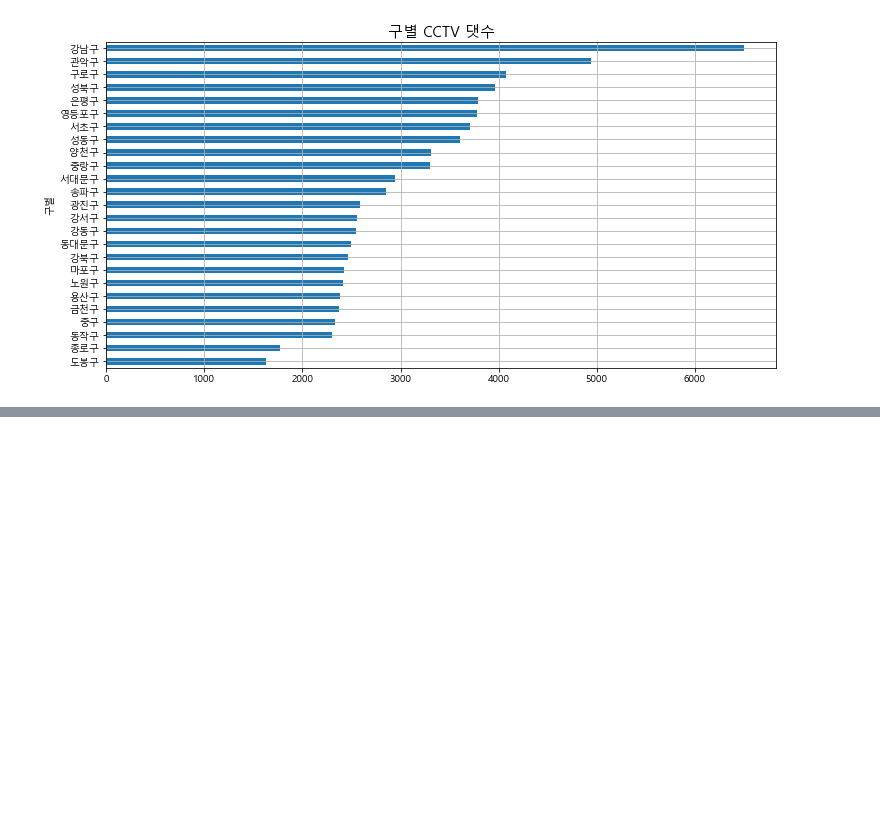
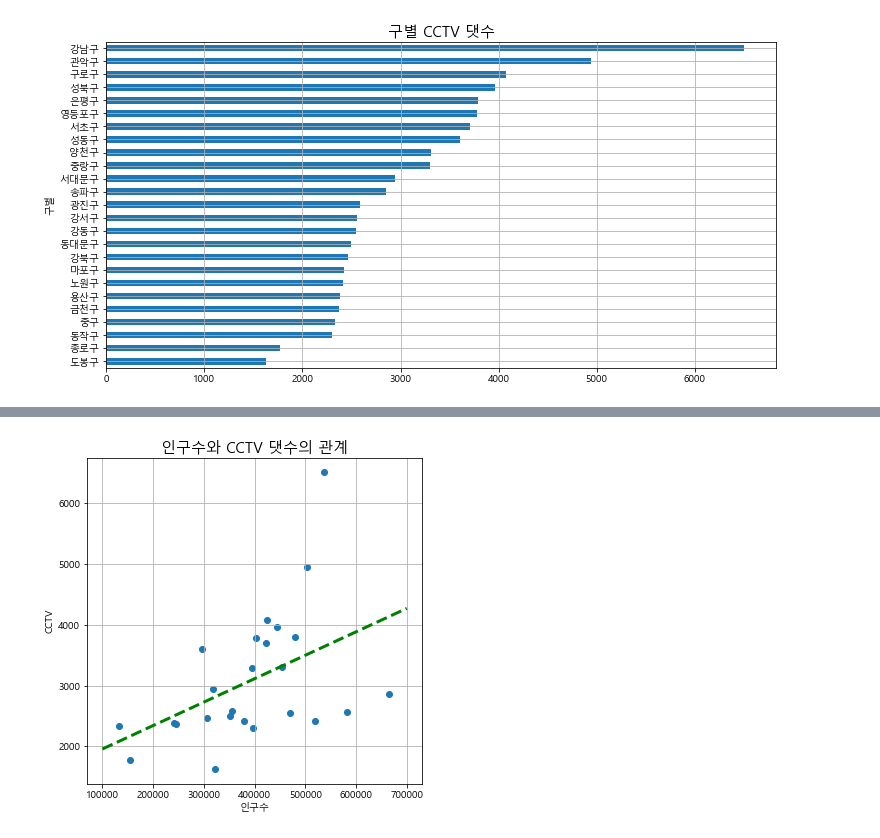
Before and after one commit to 1unasy/MachineLearning-2021-12, a Jupyter notebook: 00.데이터분석/21.서울시데이터_분석및시각화.ipynb, the cells around one changed output, grey strips where cells are left out. Cells and saved outputs as stored; diff of their text form; code cells hidden in the pictures; blank space fills up the shorter version.

```diff
--- a/00.데이터분석/21.서울시데이터_분석및시각화.ipynb
+++ b/00.데이터분석/21.서울시데이터_분석및시각화.ipynb
@@ -61,0 +99,11 @@ plt.show()
+# %%
+plt.figure(figsize=(6,6))
+plt.scatter(x=df.인구수, y=df.CCTV댓수)
+plt.plot(xs, ys, 'g--', lw=3) # r- = red
+plt.grid()
+plt.title('인구수와 CCTV 댓수의 관계', fontsize=15)
+plt.xlabel('인구수')
+plt.ylabel('CCTV')
+plt.show()
+# %% [output]
+[figure, added]
```
Also changed, not shown: parts of 13 cells of this notebook.
